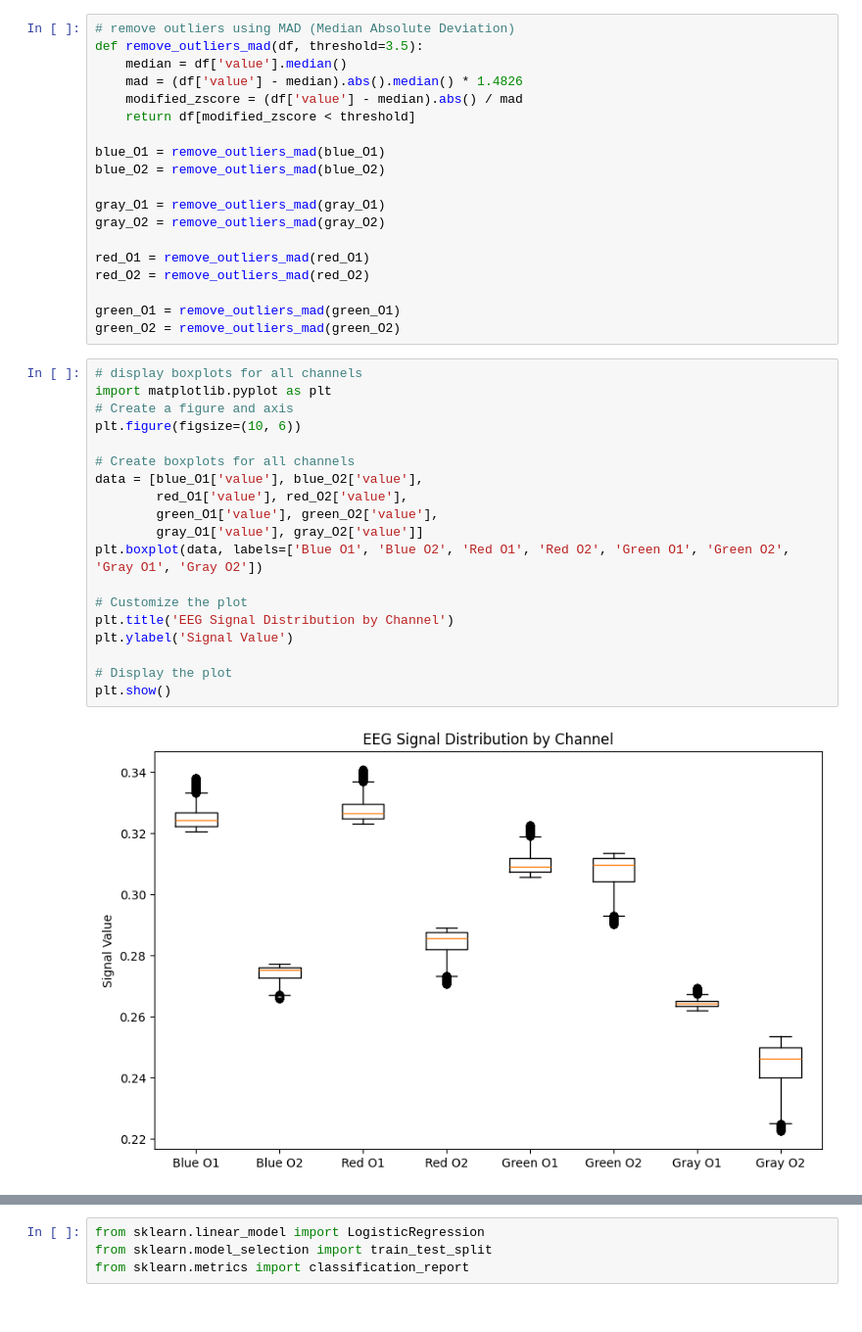
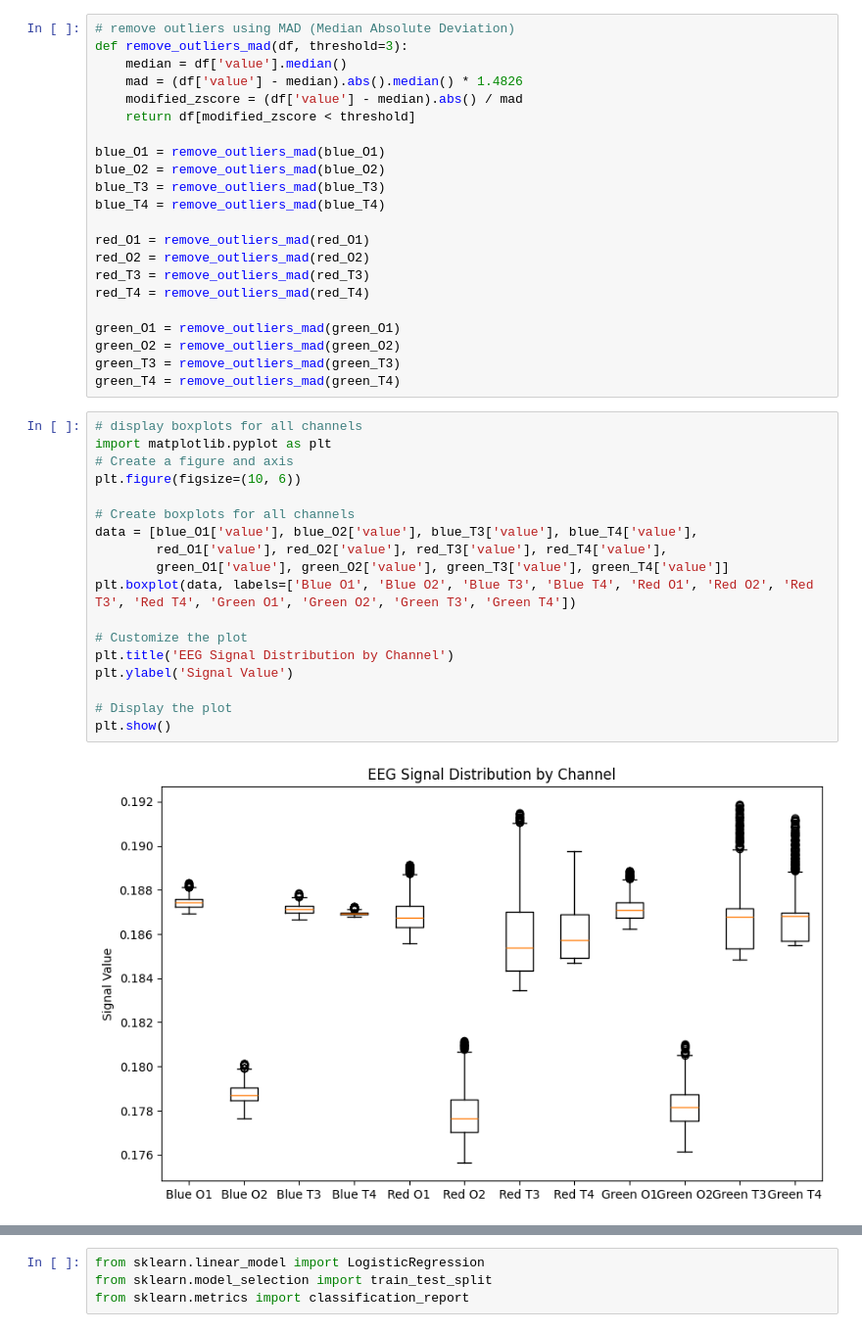
Before and after one commit to Owenyx/Capstone, a Jupyter notebook: test_EEG_learning.ipynb, the cells around one changed output, grey strips where cells are left out. Shown at 98% size. Drawn from its saved outputs; the diff is of its cells as text.

Commit message:
Small visualizer changes

```diff
--- a/test_EEG_learning.ipynb
+++ b/test_EEG_learning.ipynb
@@ -28,6 +57,6 @@ green_O2.drop(columns=["timestamp"], inplace=True)
 # %%
 # remove outliers using MAD (Median Absolute Deviation)
-def remove_outliers_mad(df, threshold=3.5):
+def remove_outliers_mad(df, threshold=3):
     median = df['value'].median()
     mad = (df['value'] - median).abs().median() * 1.4826
     modified_zscore = (df['value'] - median).abs() / mad
@@ -35,36 +64,38 @@ def remove_outliers_mad(df, threshold=3.5):
 
 blue_O1 = remove_outliers_mad(blue_O1)
 blue_O2 = remove_outliers_mad(blue_O2)
-
-gray_O1 = remove_outliers_mad(gray_O1)
-gray_O2 = remove_outliers_mad(gray_O2)
+blue_T3 = remove_outliers_mad(blue_T3)
+blue_T4 = remove_outliers_mad(blue_T4)
 
 red_O1 = remove_outliers_mad(red_O1)
 red_O2 = remove_outliers_mad(red_O2)
+red_T3 = remove_outliers_mad(red_T3)
+red_T4 = remove_outliers_mad(red_T4)
 
 green_O1 = remove_outliers_mad(green_O1)
 green_O2 = remove_outliers_mad(green_O2)
+green_T3 = remove_outliers_mad(green_T3)
+green_T4 = remove_outliers_mad(green_T4)
 # %%
 # display boxplots for all channels
 import matplotlib.pyplot as plt
 # Create a figure and axis
 plt.figure(figsize=(10, 6))
 
 # Create boxplots for all channels
-data = [blue_O1['value'], blue_O2['value'],
-        red_O1['value'], red_O2['value'],
-        green_O1['value'], green_O2['value'],
-        gray_O1['value'], gray_O2['value']]
-plt.boxplot(data, labels=['Blue O1', 'Blue O2', 'Red O1', 'Red O2', 'Green O1', 'Green O2', 'Gray O1', 'Gray O2'])
+data = [blue_O1['value'], blue_O2['value'], blue_T3['value'], blue_T4['value'],
+        red_O1['value'], red_O2['value'], red_T3['value'], red_T4['value'],
+        green_O1['value'], green_O2['value'], green_T3['value'], green_T4['value']]
+plt.boxplot(data, labels=['Blue O1', 'Blue O2', 'Blue T3', 'Blue T4', 'Red O1', 'Red O2', 'Red T3', 'Red T4', 'Green O1', 'Green O2', 'Green T3', 'Green T4'])
 
 # Customize the plot
 plt.title('EEG Signal Distribution by Channel')
 plt.ylabel('Signal Value')
 
 # Display the plot
 plt.show()
 # %% [output]
-[figure, old version]
+[figure, new version]
 # %%
 # add labels
 # Align the lengths of blue_O1 and blue_O2 and create a new DataFrame with columns "O1" and "O2"
```
Also changed, not shown: parts of 8 cells of this notebook, 2 other files.
